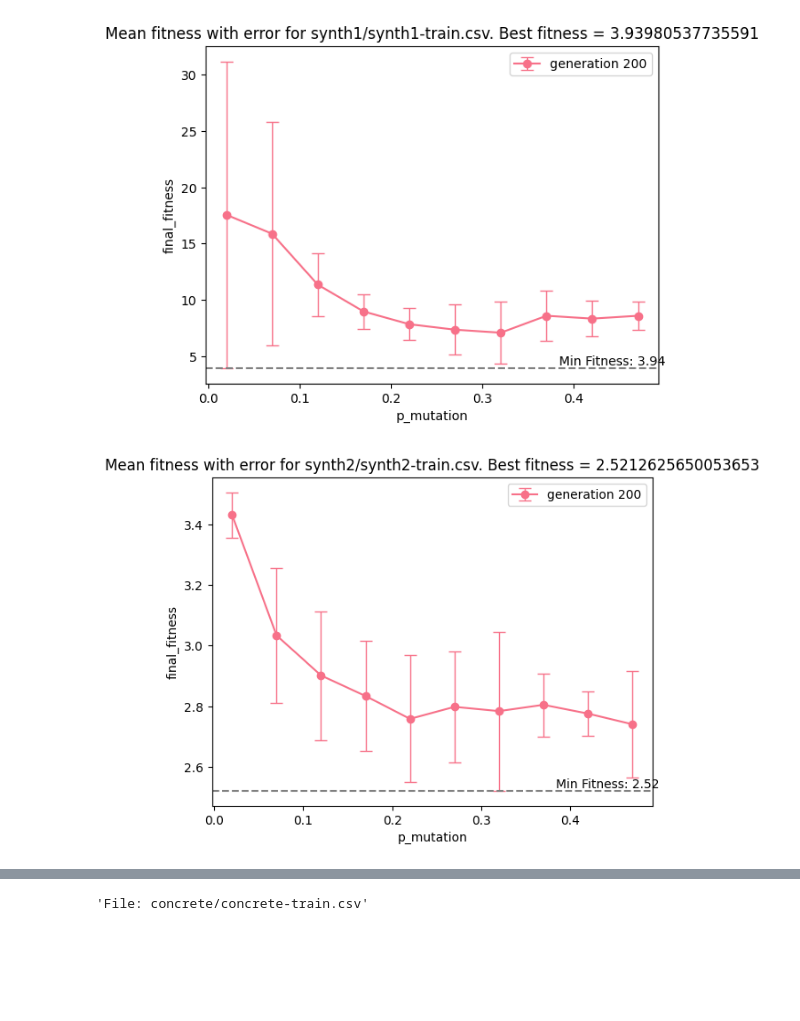
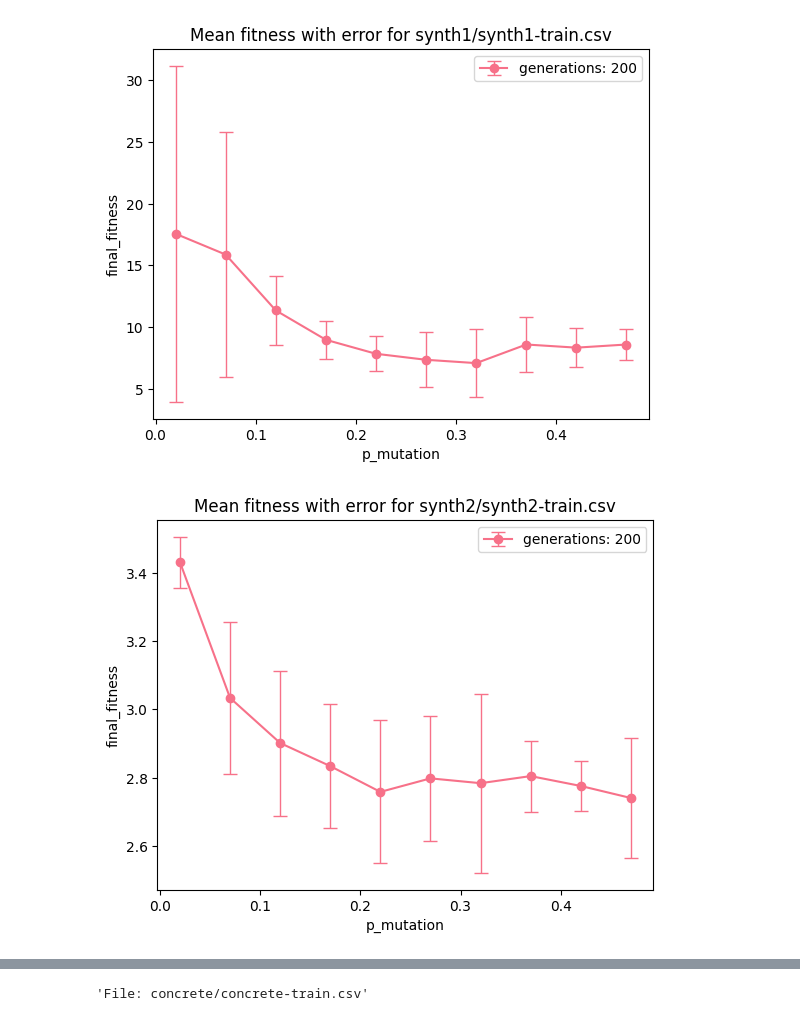
Before and after one commit to diogoneiss/Structured-Grammar-Evolution-in-Numba, a Jupyter notebook: analysis.ipynb, the cells around one changed output, grey strips where cells are left out. Drawn from its saved outputs; the diff is of its cells as text; code cells hidden in the pictures; blank space fills up the shorter version.

```diff
--- a/analysis.ipynb
+++ b/analysis.ipynb
@@ -22,7 +22,7 @@ from tqdm.notebook import tqdm
 # %%
 import seaborn as sns
 import colorsys
-def plot_correlation(df_correlation, target_generation_size=-1, file=None):
+def plot_correlation(df_correlation, target_generation_size=-1, file=None, errorbar=True):
     df = df_correlation[df_correlation["generations"] > 50]
 
     if target_generation_size > 0:
@@ -37,10 +37,11 @@ def plot_correlation(df_correlation, target_generation_size=-1, file=None):
             # Create a lighter color for the error bars.
             rgb = colorsys.rgb_to_hls(*color[:3])
             light_color = colorsys.hls_to_rgb(rgb[0], 1 - 0.5 * (1 - rgb[1]), rgb[2])
-
-            # Draw the error bars.
-            plt.errorbar(x=data[x], y=data[y], yerr=yerr, fmt='-o', ecolor=light_color, elinewidth=1, capsize=5, color=color, label=label)
-            plt.errorbar(x=data[x], y=data[y], yerr=yerr, fmt='-o', ecolor=light_color, elinewidth=2, capsize=0, color=color, label=label, alpha=0.3)
+            if not errorbar:
+                plt.plot(data[x], data[y], color=light_color, label=label)
+            else:
+                plt.errorbar(x=data[x], y=data[y], yerr=yerr, fmt='-o', ecolor=light_color, elinewidth=1, capsize=5, color=color, label=label)
+                plt.errorbar(x=data[x], y=data[y], yerr=yerr, fmt='-o', ecolor=light_color, elinewidth=2, capsize=0, color=color, label=label, alpha=0.3)
 
     g = sns.FacetGrid(df, row='file', col='population_size', hue='generations', sharex=False, sharey=False, palette="Set2")
 
@@ -57,40 +58,34 @@ def plot_correlation_per_file(df_correlation, target_generation_size=-1):
 
     unique_files = df['file'].unique()
     color_palette = sns.color_palette('husl', len(unique_files))
 
     for i, file in enumerate(unique_files):
         df_file = df[df["file"] == file]
 
         fig, ax = plt.subplots()
         unique_generations = df_file['generations'].unique()
         min_fitness_gen = None
         min_fitness_value = np.inf
         for i, generation in enumerate(unique_generations):
             df_generation = df_file[df_file['generations'] == generation]
             fitness = df_generation['final_fitness'] - df_generation['final_std']
 
-            if fitness.min() < min_fitness_value:
-                min_fitness_gen = generation
-                min_fitness_value = fitness.min()
-                min_fitness_row = df_generation.loc[fitness.idxmin()]
 
             ax.errorbar(df_generation['p_mutation'], df_generation['final_fitness'], yerr=df_generation['final_std'],
-                        color=color_palette[i], elinewidth=1, capsize=5, label='generation ' + str(generation), fmt='-o')
+                        color=color_palette[i], elinewidth=1, capsize=5, label='generations: ' + str(generation), fmt='-o')
 
-        ax.axhline(min_fitness_value, color='gray', linestyle='--')
-        ax.text(0.5, min_fitness_value, 'Min Fitness: {:.2f}'.format(min_fitness_value), va='bottom', ha='right')
         ax.legend()
 
-        plt.title(f"Mean fitness with error for {file}. Best fitness = {min_fitness_value}")
+        plt.title(f"Mean fitness with error for {file}")
         plt.xlabel('p_mutation')
         plt.ylabel('final_fitness')
         plt.show()
 
 df_cache = pd.read_csv("cache.csv")
 
 plot_correlation_per_file(df_cache)
 
 plot_correlation(df_cache, 200)
 # %% [output]
-[figure, old version]
+[figure, new version]
-[figure, old version]
+[figure, new version]
```
Also changed, not shown: parts of 7 cells of this notebook, 3 other files.
